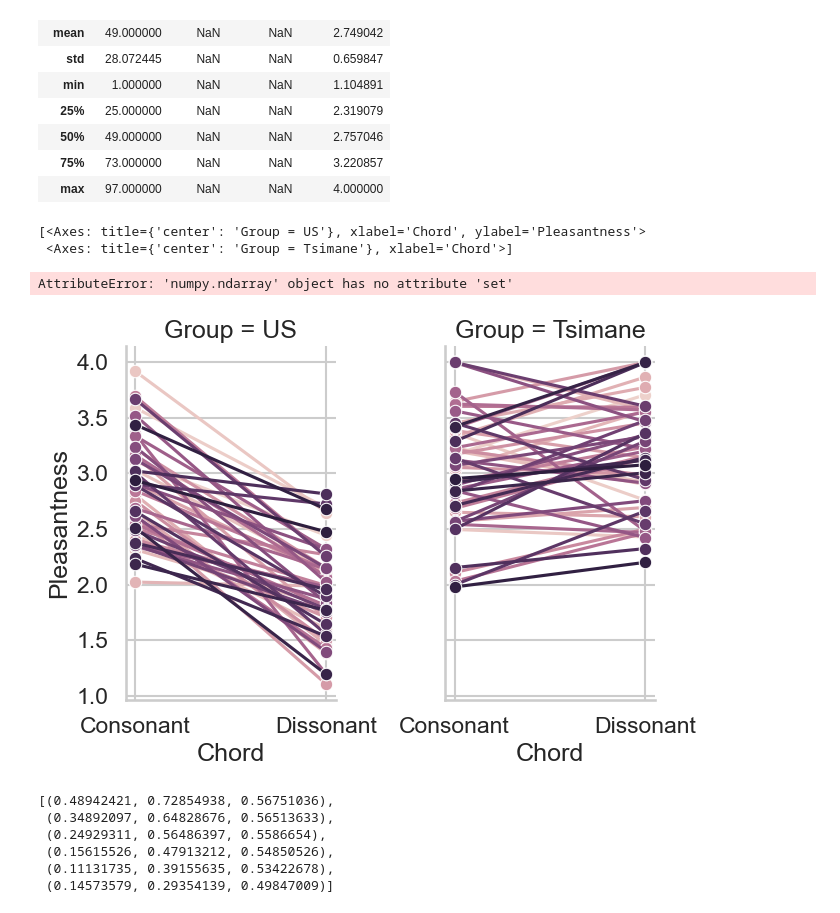
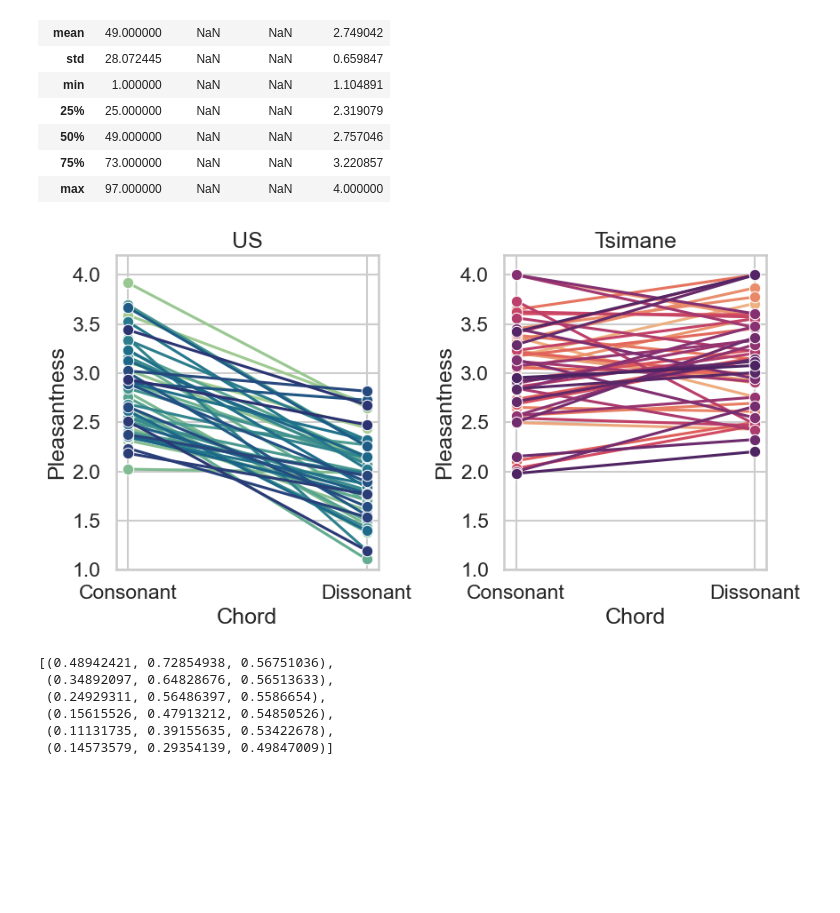
Before and after one commit to natezuk/stats-visualizations, a Jupyter notebook: anova_lectures_2024/rm_mixed_chords.ipynb, the cells around one changed output. Cells and saved outputs as stored; diff of their text form; code cells hidden in the pictures; blank space fills up the shorter version.

Commit message:
Updated chords script

```diff
--- a/anova_lectures_2024/rm_mixed_chords.ipynb
+++ b/anova_lectures_2024/rm_mixed_chords.ipynb
@@ -58,19 +58,31 @@ df.describe(include='all')
 | max | 97.000000 | NaN | NaN | 4.000000 |
 # %%
 # Plot the data
-g = sns.FacetGrid(data=df, col='Group', height=5, aspect=0.7)
-pl = g.map_dataframe(sns.lineplot, x='Chord', y='Pleasantness', hue='Subject', marker='o')
-print(pl.axes[0])
-pl.axes[0].set(palette="crest")
-pl = g.map_dataframe(sns.lineplot, x='Chord', y='Pleasantness', hue='Subject', marker='o')
-pl.axes[0].set(palette="flare")
+# g = sns.FacetGrid(data=df, col='Group', height=5, aspect=0.7)
+# pl = g.map_dataframe(sns.lineplot, x='Chord', y='Pleasantness', hue='Subject', marker='o')
+# print(pl.axes[0])
+# pl.axes[0].set(palette="crest")
+# pl = g.map_dataframe(sns.lineplot, x='Chord', y='Pleasantness', hue='Subject', marker='o')
+# pl.axes[0].set(palette="flare")
+# plt.tight_layout()
+# plt.show()
+
+fig, ax = plt.subplots(1, 2, figsize=(9,5))
+sns.lineplot(data=df.loc[df['Group']=='US'], ax=ax[0], x='Chord', y='Pleasantness',
+             hue='Subject', marker='o', palette='crest')
+ax[0].set_title('US')
+ax[0].set_ylim([1, 4.2])
+ax[0].get_legend().set_visible(False)
+#ax[0].legend(title='Subject', bbox_to_anchor=(1.05, 1), loc='upper left')
+sns.lineplot(data=df.loc[df['Group']=='Tsimane'], ax=ax[1], x='Chord', y='Pleasantness', hue='Subject', marker='o', palette='flare')
+ax[1].set_title('Tsimane')
+ax[1].set_ylim([1, 4.2])
+ax[1].get_legend().set_visible(False)
+#ax[1].legend(title='Subject', bbox_to_anchor=(1.05, 1), loc='upper left')
 plt.tight_layout()
 plt.show()
 # %% [output]
-[<Axes: title={'center': 'Group = US'}, xlabel='Chord', ylabel='Pleasantness'>
- <Axes: title={'center': 'Group = Tsimane'}, xlabel='Chord'>]
-AttributeError: 'numpy.ndarray' object has no attribute 'set'
-[figure, old version]
+[figure, new version]
 # %%
 sns.color_palette("crest")
 # %% [output]
```
Also changed, not shown: parts of 2 cells of this notebook, 4 other files.
